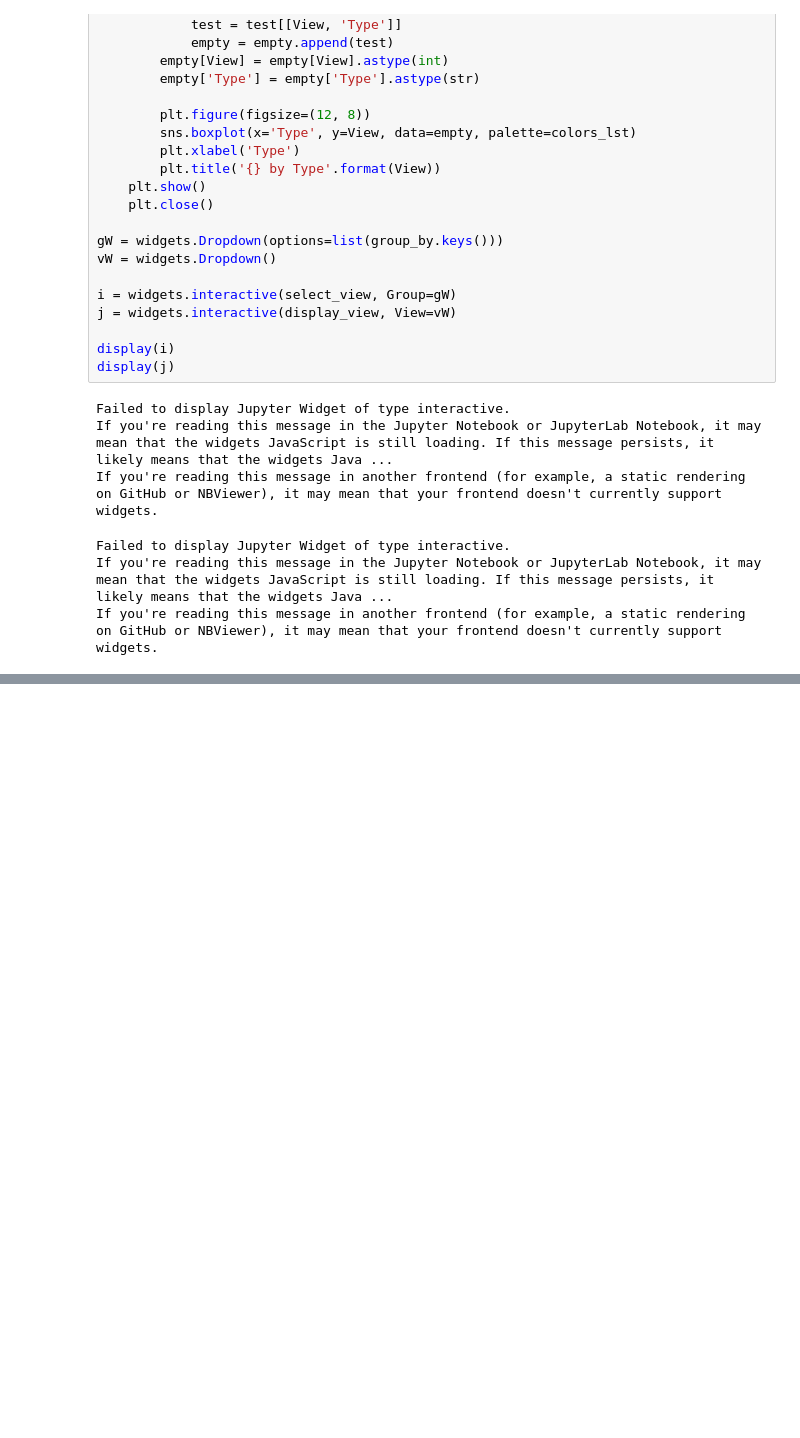
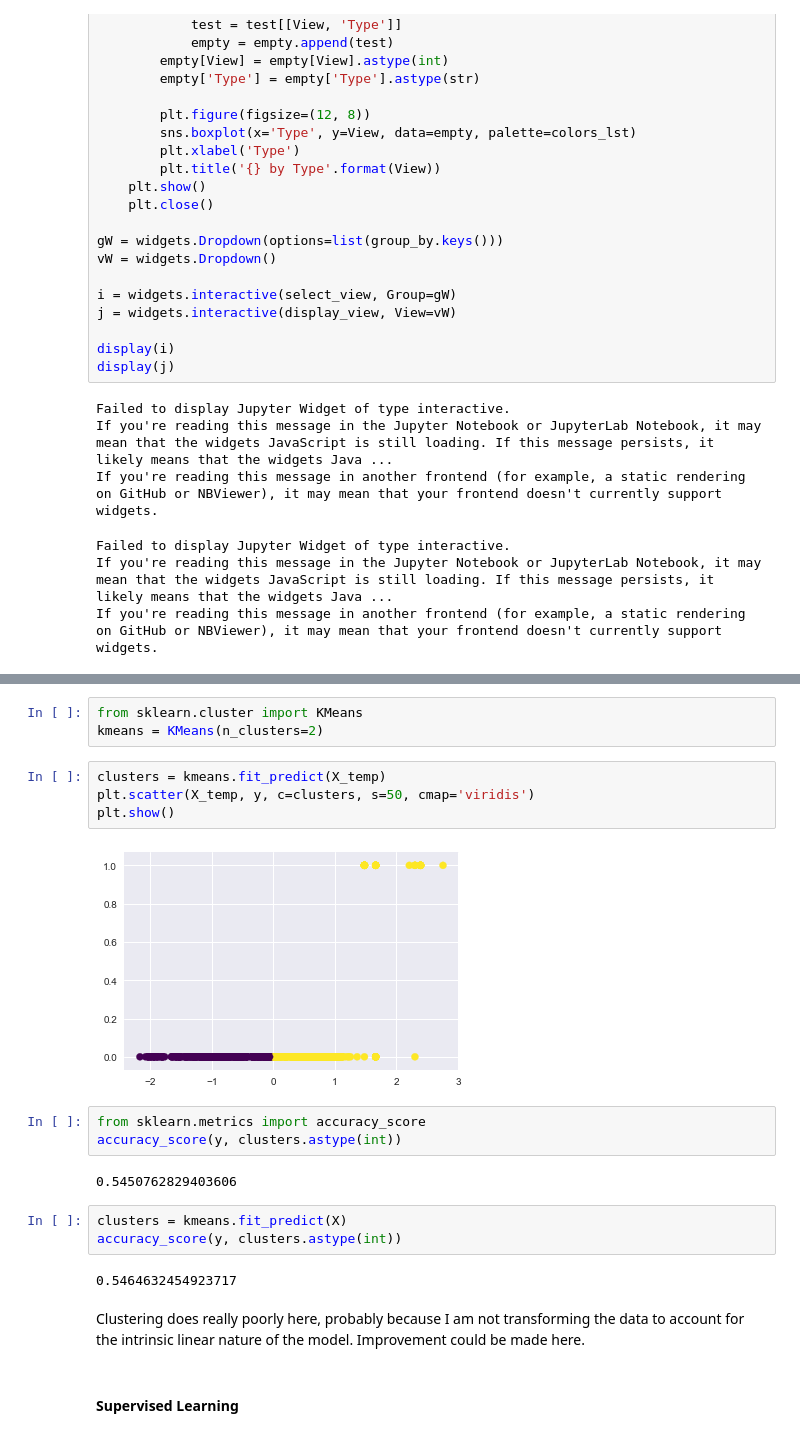
Before and after one commit to bshi1324/Pokemon, a Jupyter notebook: Pokemon.ipynb, the cells around one changed output, grey strips where cells are left out. Drawn from its saved outputs; the diff is of its cells as text; blank space fills up the shorter version.

```diff
--- a/Pokemon.ipynb
+++ b/Pokemon.ipynb
@@ -122,0 +150,23 @@ If you're reading this message in another frontend (for example, a static render
+# %%
+from sklearn.cluster import KMeans
+kmeans = KMeans(n_clusters=2)
+# %%
+clusters = kmeans.fit_predict(X_temp)
+plt.scatter(X_temp, y, c=clusters, s=50, cmap='viridis')
+plt.show()
+# %% [output]
+[figure, added]
+# %%
+from sklearn.metrics import accuracy_score
+accuracy_score(y, clusters.astype(int))
+# %% [output]
+0.5450762829403606
+# %%
+clusters = kmeans.fit_predict(X)
+accuracy_score(y, clusters.astype(int))
+# %% [output]
+0.5464632454923717
+# %% [markdown]
+Clustering does really poorly here, probably because I am not transforming the data to account for the intrinsic linear nature of the model.  Improvement could be made here.
+# %% [markdown]
+#### Supervised Learning
```
Also changed, not shown: parts of 11 cells of this notebook.
